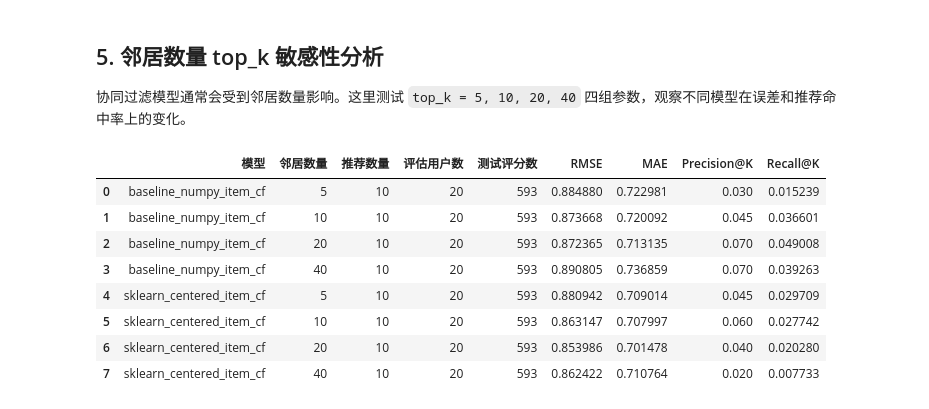
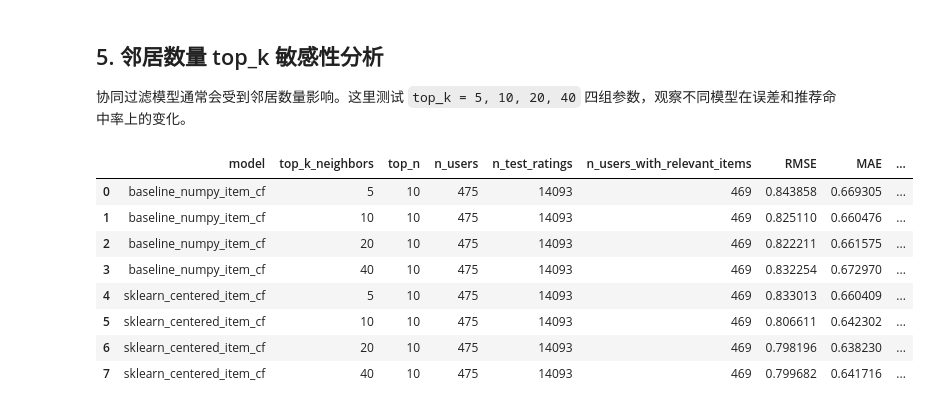
Before and after one commit to chihayaqs/Movie-Recommender-System, a Jupyter notebook: notebooks/model_comparison.ipynb, the cells around one changed output. Cells and saved outputs as stored; diff of their text form; code cells hidden in the pictures.

```diff
--- a/notebooks/model_comparison.ipynb
+++ b/notebooks/model_comparison.ipynb
@@ -133,20 +145,27 @@ algorithms = [BASELINE_ALGORITHM, SKLEARN_ALGORITHM]
 comparison = compare_models(
     matrix,
     algorithms=algorithms,
-    test_size=experiment_config['测试集比例'],
-    random_state=experiment_config['随机种子'],
+    test_size=TEST_SIZE,
+    random_state=RANDOM_STATE,
     top_k_neighbors=20,
-    top_n=experiment_config['推荐列表长度 Top-N'],
-    relevance_threshold=4.0,
+    top_n=TOP_N,
+    relevance_threshold=RELEVANCE_THRESHOLD,
     user_ids=eval_user_ids,
 )
 
 column_names = {
-    'algorithm': '模型',
-    'top_k_neighbors': '邻居数量',
-    'top_n': '推荐数量',
-    'n_users': '评估用户数',
-    'n_test_ratings': '测试评分数',
+    'algorithm': 'model',
+    'top_k_neighbors': 'top_k_neighbors',
+    'top_n': 'top_n',
+    'n_users': 'n_users',
+    'n_test_ratings': 'n_test_ratings',
+    'n_users_with_relevant_items': 'n_users_with_relevant_items',
+    'Weighted_RMSE': 'Weighted_RMSE',
+    'Weighted_MAE': 'Weighted_MAE',
+    'HitRate@K': 'HitRate@K',
+    'Precision@K_relevant_users': 'Precision@K_relevant_users',
+    'Recall@K_relevant_users': 'Recall@K_relevant_users',
+    'HitRate@K_relevant_users': 'HitRate@K_relevant_users',
 }
 comparison_display = comparison.rename(columns=column_names)
 display(comparison_display)
@@ -191,24 +213,24 @@ plt.show()
 # %%
 sensitivity = sensitivity_analysis(
     matrix,
     top_k_values=(5, 10, 20, 40),
-    top_n=experiment_config['推荐列表长度 Top-N'],
-    test_size=experiment_config['测试集比例'],
-    random_state=experiment_config['随机种子'],
-    relevance_threshold=4.0,
+    top_n=TOP_N,
+    test_size=TEST_SIZE,
+    random_state=RANDOM_STATE,
+    relevance_threshold=RELEVANCE_THRESHOLD,
     user_ids=eval_user_ids,
     algorithms=algorithms,
 )
 
 sensitivity_display = sensitivity.rename(columns=column_names)
 display(sensitivity_display)
 # %% [output]
-|  | 模型 | 邻居数量 | 推荐数量 | 评估用户数 | 测试评分数 | RMSE | MAE | Precision@K | Recall@K |
-| 0 | baseline_numpy_item_cf | 5 | 10 | 20 | 593 | 0.884880 | 0.722981 | 0.030 | 0.015239 |
-| 1 | baseline_numpy_item_cf | 10 | 10 | 20 | 593 | 0.873668 | 0.720092 | 0.045 | 0.036601 |
-| 2 | baseline_numpy_item_cf | 20 | 10 | 20 | 593 | 0.872365 | 0.713135 | 0.070 | 0.049008 |
-| 3 | baseline_numpy_item_cf | 40 | 10 | 20 | 593 | 0.890805 | 0.736859 | 0.070 | 0.039263 |
-| 4 | sklearn_centered_item_cf | 5 | 10 | 20 | 593 | 0.880942 | 0.709014 | 0.045 | 0.029709 |
-| 5 | sklearn_centered_item_cf | 10 | 10 | 20 | 593 | 0.863147 | 0.707997 | 0.060 | 0.027742 |
-| 6 | sklearn_centered_item_cf | 20 | 10 | 20 | 593 | 0.853986 | 0.701478 | 0.040 | 0.020280 |
-| 7 | sklearn_centered_item_cf | 40 | 10 | 20 | 593 | 0.862422 | 0.710764 | 0.020 | 0.007733 |
+|  | model | top_k_neighbors | top_n | n_users | n_test_ratings | n_users_with_relevant_items | RMSE | MAE | ... |
+| 0 | baseline_numpy_item_cf | 5 | 10 | 475 | 14093 | 469 | 0.843858 | 0.669305 | ... |
+| 1 | baseline_numpy_item_cf | 10 | 10 | 475 | 14093 | 469 | 0.825110 | 0.660476 | ... |
+| 2 | baseline_numpy_item_cf | 20 | 10 | 475 | 14093 | 469 | 0.822211 | 0.661575 | ... |
+| 3 | baseline_numpy_item_cf | 40 | 10 | 475 | 14093 | 469 | 0.832254 | 0.672970 | ... |
+| 4 | sklearn_centered_item_cf | 5 | 10 | 475 | 14093 | 469 | 0.833013 | 0.660409 | ... |
+| 5 | sklearn_centered_item_cf | 10 | 10 | 475 | 14093 | 469 | 0.806611 | 0.642302 | ... |
+| 6 | sklearn_centered_item_cf | 20 | 10 | 475 | 14093 | 469 | 0.798196 | 0.638230 | ... |
+| 7 | sklearn_centered_item_cf | 40 | 10 | 475 | 14093 | 469 | 0.799682 | 0.641716 | ... |
```
Also changed, not shown: parts of 17 cells of this notebook, 6 other files.
